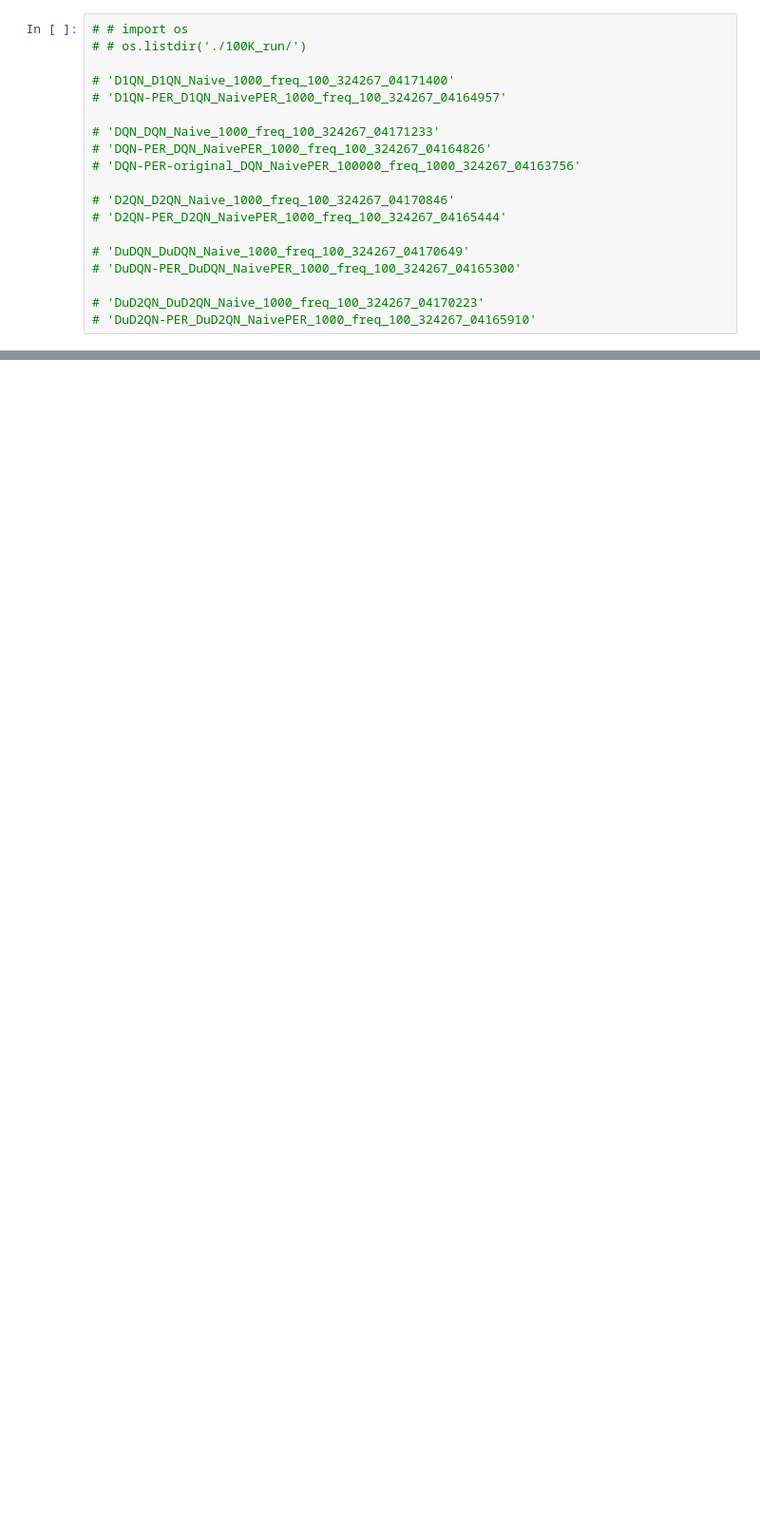
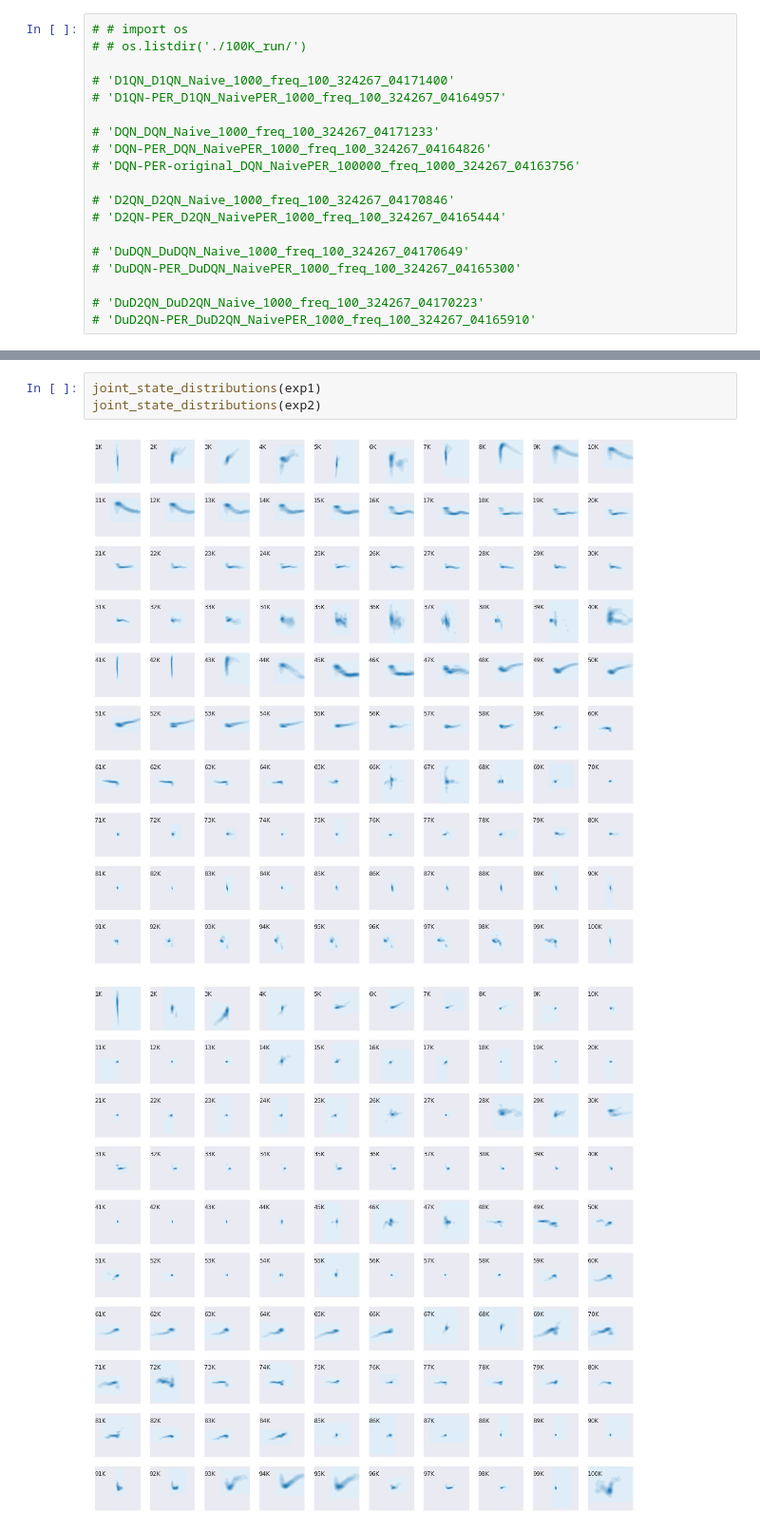
Before and after one commit to 5mali/dqn_cartpole, a Jupyter notebook: mem_analysis.ipynb, the cells around one changed output, grey strips where cells are left out. Shown at 95% size. Cells and saved outputs as stored; diff of their text form; blank space fills up the shorter version.

```diff
--- a/mem_analysis.ipynb
+++ b/mem_analysis.ipynb
@@ -121,0 +187,6 @@ state_distributions('DQN_DQN_Naive_1000_freq_100_324267_04171233')
+# %%
+joint_state_distributions(exp1)
+joint_state_distributions(exp2)
+# %% [output]
+[figure, added]
+[figure, added]
```
Also changed, not shown: parts of 8 cells of this notebook.
